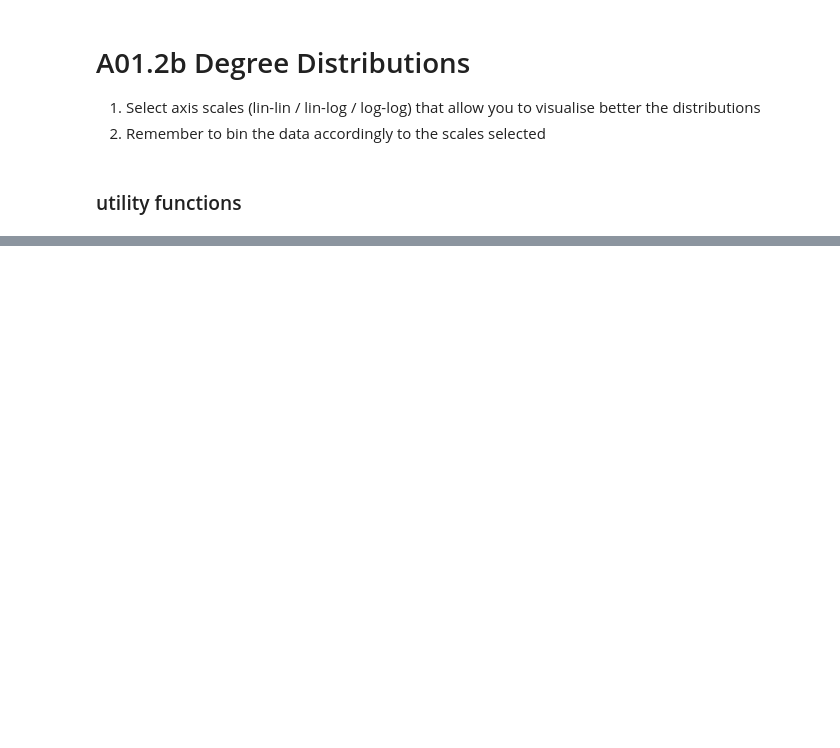
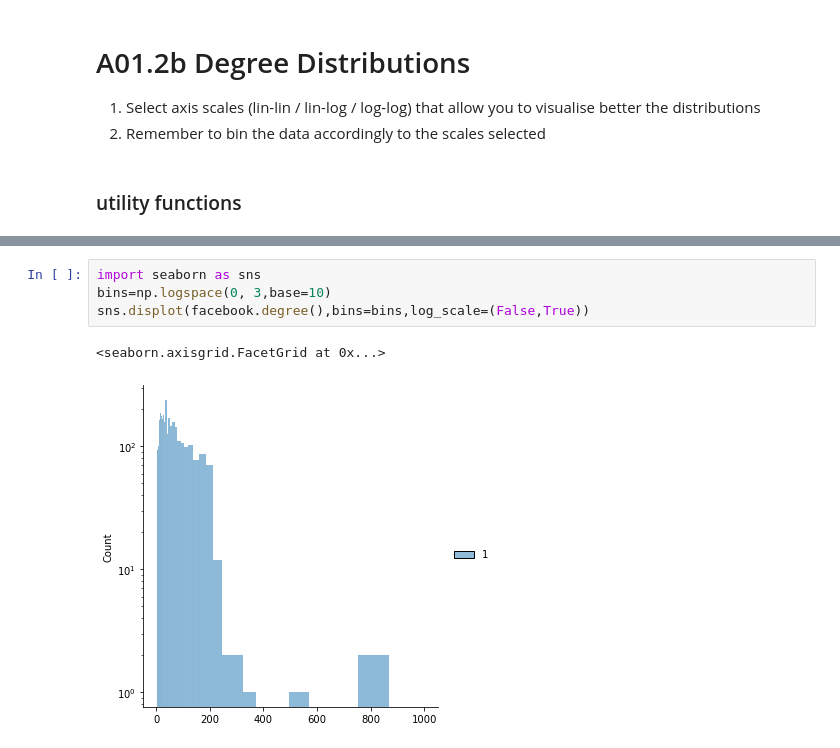
Before and after one commit to moerfii/network_science_uzh, a Jupyter notebook: assignment_1/exercise_1_florian_rueegsegger.ipynb, the cells around one changed output, grey strips where cells are left out. Drawn from its saved outputs; the diff is of its cells as text; blank space fills up the shorter version.

```diff
--- a/assignment_1/exercise_1_florian_rueegsegger.ipynb
+++ b/assignment_1/exercise_1_florian_rueegsegger.ipynb
@@ -224,0 +233,7 @@ plot_distribution(facebook,x_log=True,y_log=True)
+# %%
+import seaborn as sns
+bins=np.logspace(0, 3,base=10)
+sns.displot(facebook.degree(),bins=bins,log_scale=(False,True))
+# %% [output]
+<seaborn.axisgrid.FacetGrid at 0x...>
+[figure, added]
```
Also changed, not shown: parts of 10 cells of this notebook, 1 other file.
